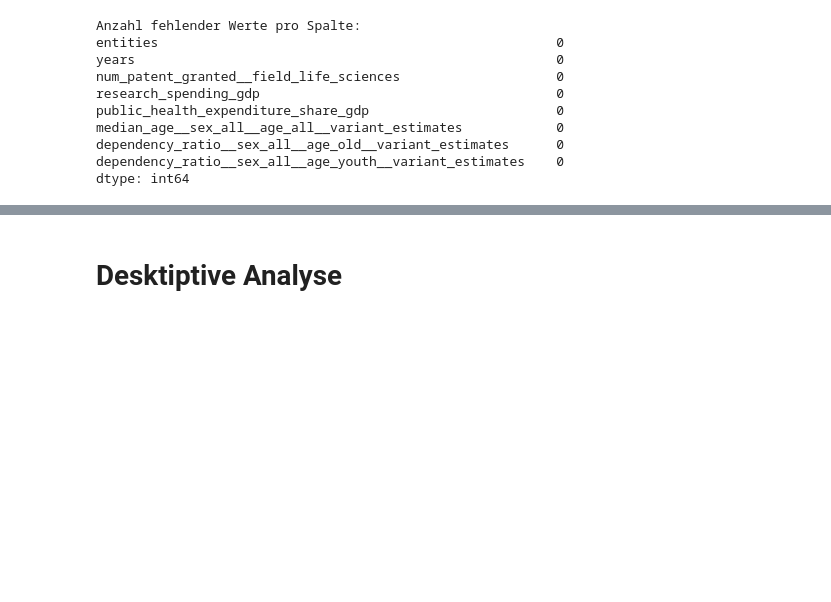
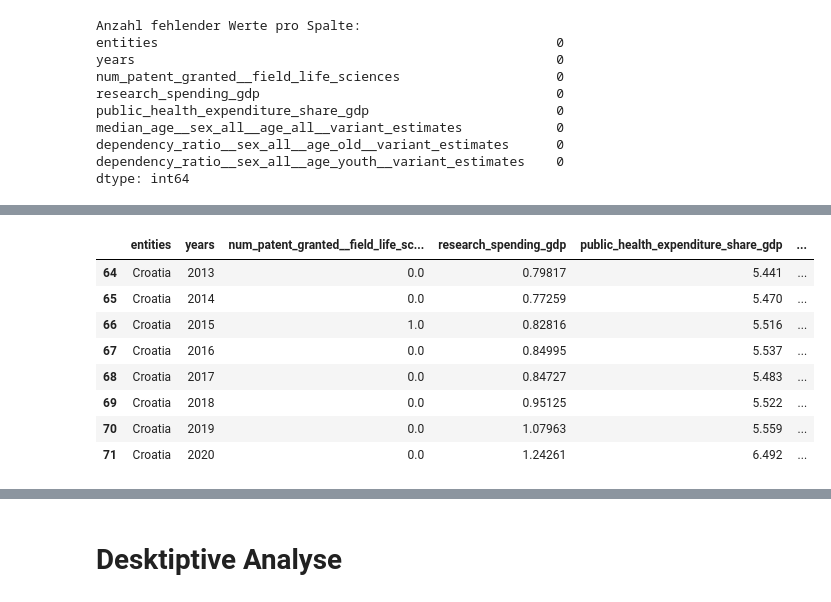
Before and after one commit to TobiasMaissen/cas_statistik_davi, a Jupyter notebook: our_world_in_data_expl.ipynb, the cells around one changed output, grey strips where cells are left out. Saved outputs shown, nothing was run; the diff lists cells and outputs as text; code cells hidden in the pictures; blank space fills up the shorter version.

```diff
--- a/our_world_in_data_expl.ipynb
+++ b/our_world_in_data_expl.ipynb
@@ -554,0 +706,12 @@ merged_df
+# %%
+merged_df[merged_df['entities'] == 'Croatia']
+# %% [output]
+|  | entities | years | num_patent_granted__field_life_sc... | research_spending_gdp | public_health_expenditure_share_gdp | ... |
+| 64 | Croatia | 2013 | 0.0 | 0.79817 | 5.441 | ... |
+| 65 | Croatia | 2014 | 0.0 | 0.77259 | 5.470 | ... |
+| 66 | Croatia | 2015 | 1.0 | 0.82816 | 5.516 | ... |
+| 67 | Croatia | 2016 | 0.0 | 0.84995 | 5.537 | ... |
+| 68 | Croatia | 2017 | 0.0 | 0.84727 | 5.483 | ... |
+| 69 | Croatia | 2018 | 0.0 | 0.95125 | 5.522 | ... |
+| 70 | Croatia | 2019 | 0.0 | 1.07963 | 5.559 | ... |
+| 71 | Croatia | 2020 | 0.0 | 1.24261 | 6.492 | ... |
```
Also changed, not shown: parts of 32 cells of this notebook, 4 other files.
